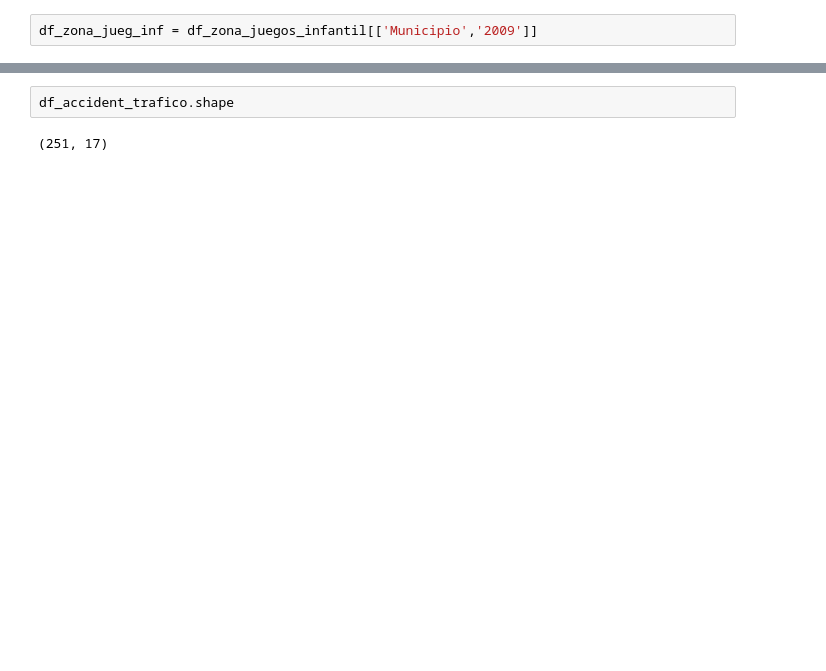
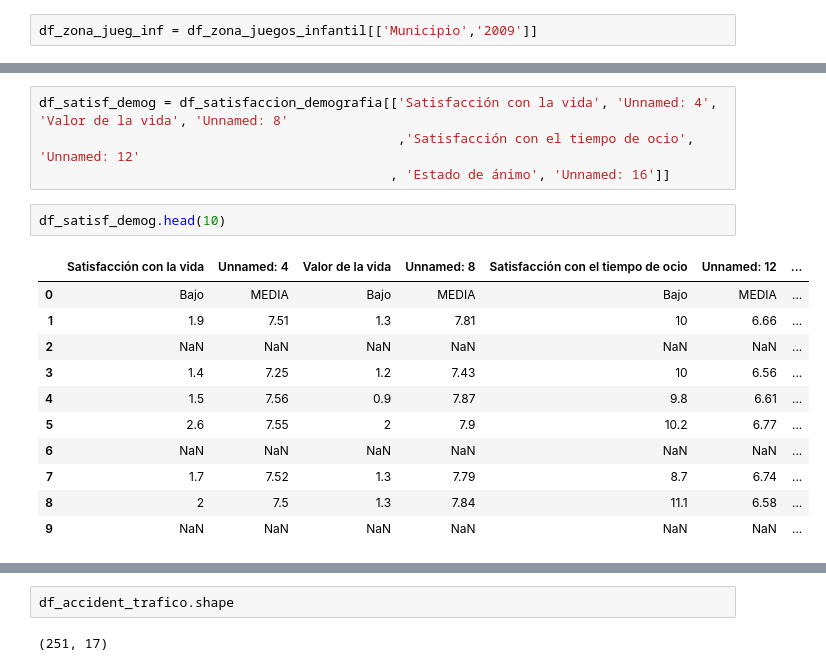
Before and after one commit to UrtziFM/TFM-How-AI-can-finish-with-politicians, a Jupyter notebook: 1. Step - Building the Big DataFrame.ipynb, the cells around one changed output, grey strips where cells are left out. Cells and saved outputs as stored; diff of their text form; blank space fills up the shorter version.

```diff
--- a/1. Step - Building the Big DataFrame.ipynb
+++ b/1. Step - Building the Big DataFrame.ipynb
@@ -1513,0 +1570,18 @@ df_0 = df_particip_elec_municip[['Municipio', '2011']]
+# %%
+df_satisf_demog = df_satisfaccion_demografia[['Satisfacción con la vida', 'Unnamed: 4', 'Valor de la vida', 'Unnamed: 8'
+                                              ,'Satisfacción con el tiempo de ocio', 'Unnamed: 12'
+                                             , 'Estado de ánimo', 'Unnamed: 16']]
+# %%
+df_satisf_demog.head(10)
+# %% [output]
+|  | Satisfacción con la vida | Unnamed: 4 | Valor de la vida | Unnamed: 8 | Satisfacción con el tiempo de ocio | Unnamed: 12 | ... |
+| 0 | Bajo | MEDIA | Bajo | MEDIA | Bajo | MEDIA | ... |
+| 1 | 1.9 | 7.51 | 1.3 | 7.81 | 10 | 6.66 | ... |
+| 2 | NaN | NaN | NaN | NaN | NaN | NaN | ... |
+| 3 | 1.4 | 7.25 | 1.2 | 7.43 | 10 | 6.56 | ... |
+| 4 | 1.5 | 7.56 | 0.9 | 7.87 | 9.8 | 6.61 | ... |
+| 5 | 2.6 | 7.55 | 2 | 7.9 | 10.2 | 6.77 | ... |
+| 6 | NaN | NaN | NaN | NaN | NaN | NaN | ... |
+| 7 | 1.7 | 7.52 | 1.3 | 7.79 | 8.7 | 6.74 | ... |
+| 8 | 2 | 7.5 | 1.3 | 7.84 | 11.1 | 6.58 | ... |
+| 9 | NaN | NaN | NaN | NaN | NaN | NaN | ... |
```
Also changed, not shown: parts of 31 cells of this notebook.
